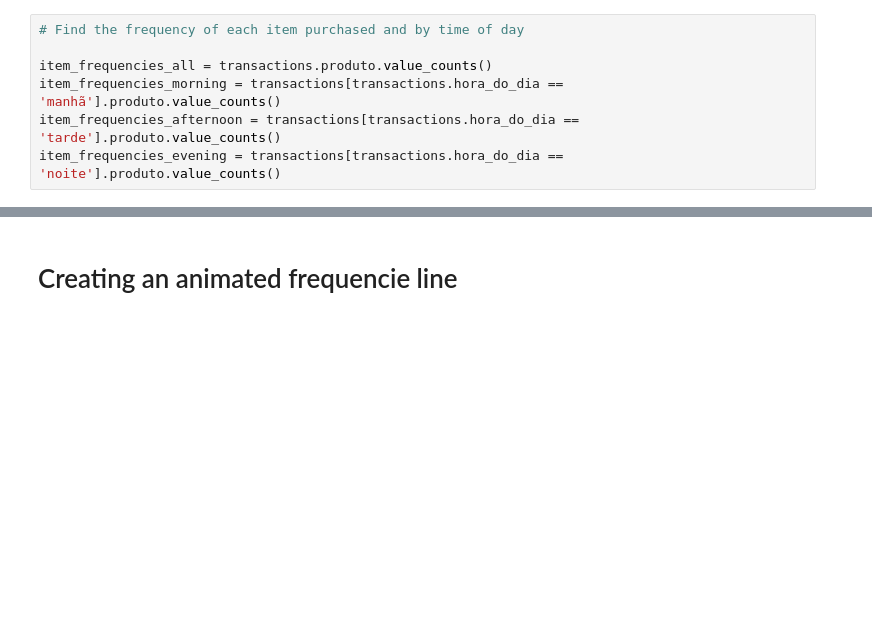
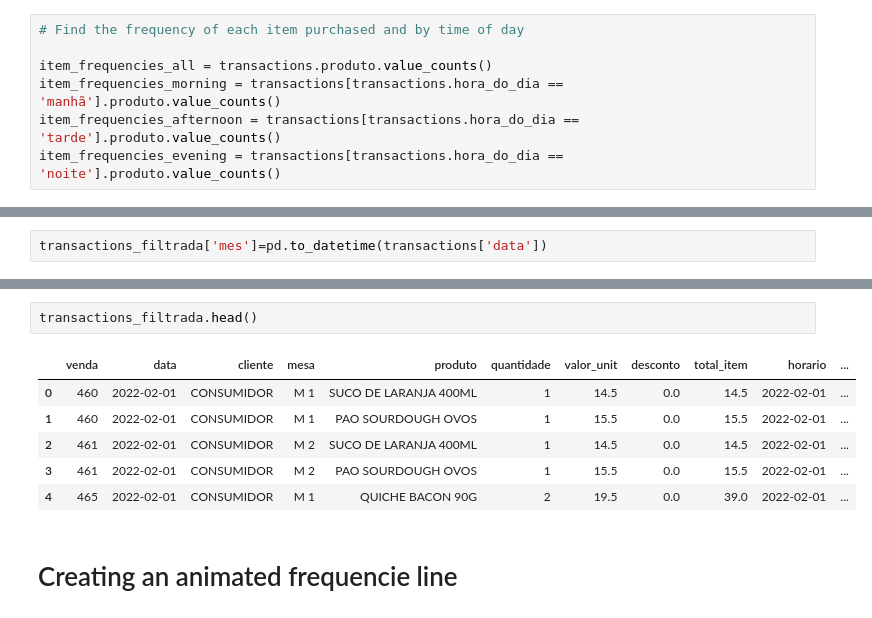
Before and after one commit to claudiotorresoliveira/farina_in_natura_001, a Jupyter notebook: farina_in_natura_v01.ipynb, the cells around one changed output, grey strips where cells are left out. Cells and saved outputs as stored; diff of their text form; blank space fills up the shorter version.

Commit message:
Criar a váriavel mes baseada na variavel horario

```diff
--- a/farina_in_natura_v01.ipynb
+++ b/farina_in_natura_v01.ipynb
@@ -569,0 +572,2 @@ py.plot(fig, filename='Frequencia_vendas_hora_dia.html')
+# %%
+transactions_filtrada['mes']=pd.to_datetime(transactions['data'])
@@ -570,3 +601,12 @@ py.plot(fig, filename='Frequencia_vendas_hora_dia.html')
+# %%
+transactions_filtrada.head()
+# %% [output]
+|  | venda | data | cliente | mesa | produto | quantidade | valor_unit | desconto | total_item | horario | ... |
+| 0 | 460 | 2022-02-01 | CONSUMIDOR | M 1 | SUCO DE LARANJA 400ML | 1 | 14.5 | 0.0 | 14.5 | 2022-02-01 | ... |
+| 1 | 460 | 2022-02-01 | CONSUMIDOR | M 1 | PAO SOURDOUGH OVOS | 1 | 15.5 | 0.0 | 15.5 | 2022-02-01 | ... |
+| 2 | 461 | 2022-02-01 | CONSUMIDOR | M 2 | SUCO DE LARANJA 400ML | 1 | 14.5 | 0.0 | 14.5 | 2022-02-01 | ... |
+| 3 | 461 | 2022-02-01 | CONSUMIDOR | M 2 | PAO SOURDOUGH OVOS | 1 | 15.5 | 0.0 | 15.5 | 2022-02-01 | ... |
+| 4 | 465 | 2022-02-01 | CONSUMIDOR | M 1 | QUICHE BACON 90G | 2 | 19.5 | 0.0 | 39.0 | 2022-02-01 | ... |
 # %% [markdown]
 # Creating an animated frequencie line
 # %%
```
Also changed, not shown: parts of 5 cells of this notebook.
